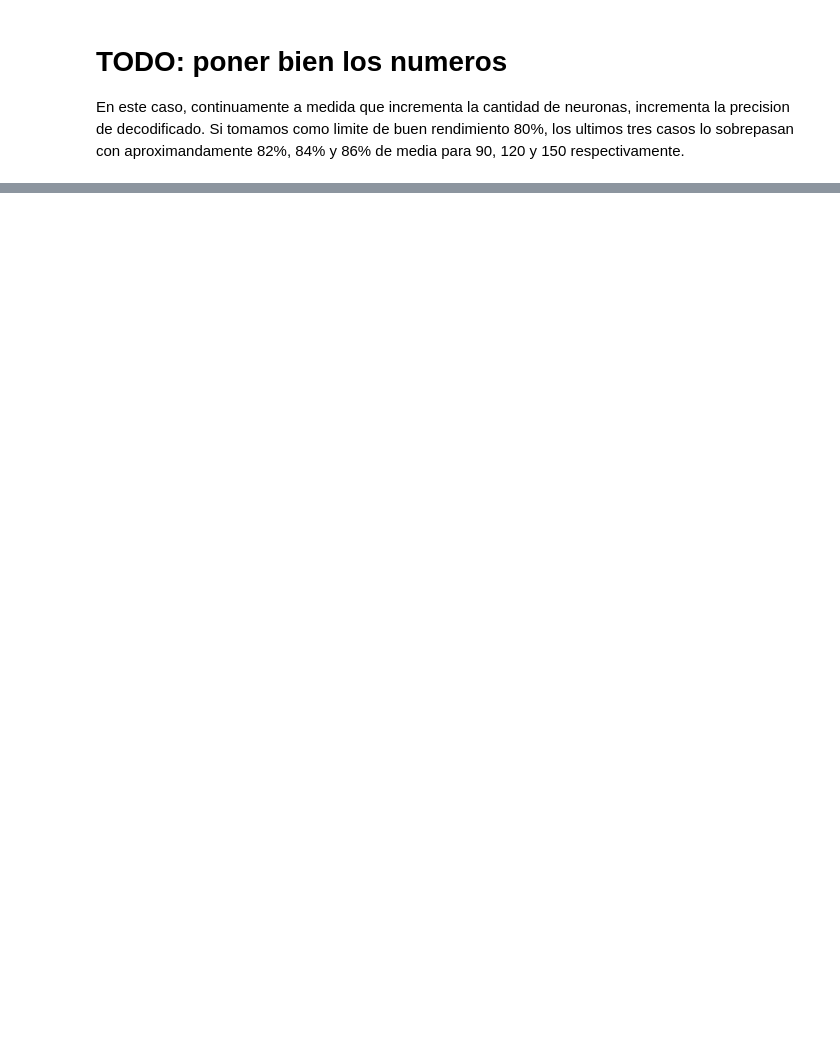
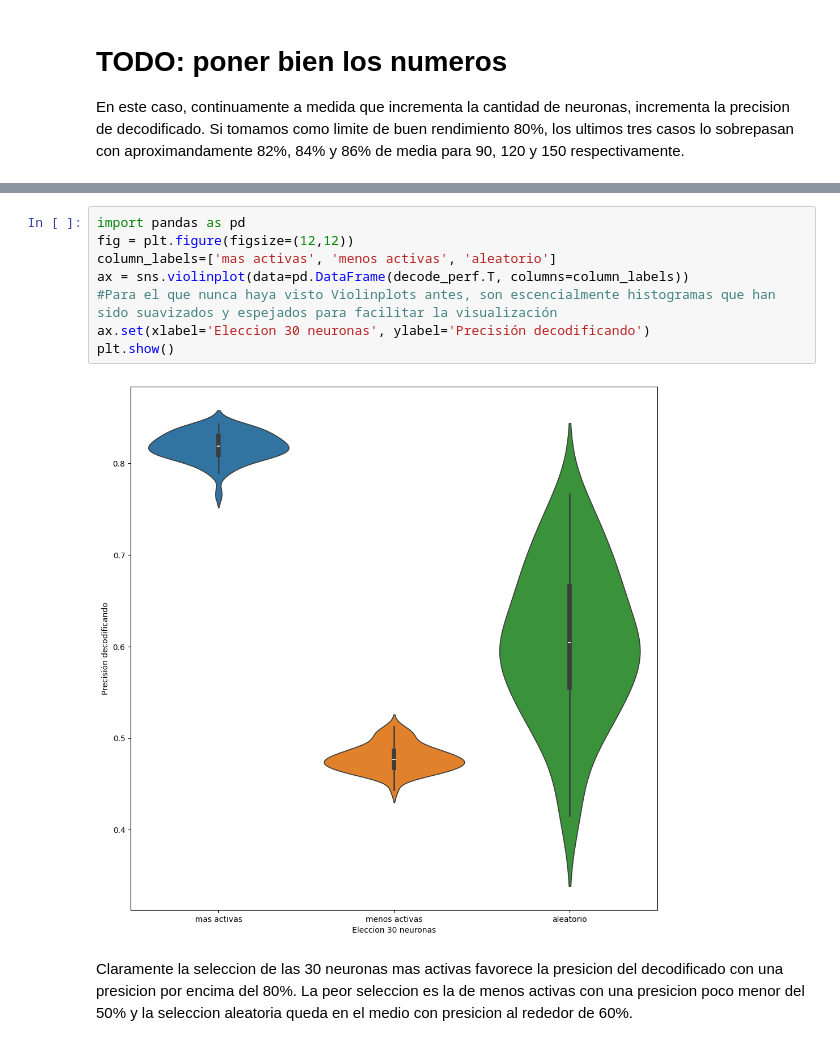
Before and after one commit to ImNotGone/NC_TP2, a Jupyter notebook: guiaTP2.ipynb, the cells around one changed output, grey strips where cells are left out. Saved outputs shown, nothing was run; the diff lists cells and outputs as text; blank space fills up the shorter version.

```diff
--- a/guiaTP2.ipynb
+++ b/guiaTP2.ipynb
@@ -288,0 +339,12 @@ En este caso, continuamente a medida que incrementa la cantidad de neuronas, inc
+# %%
+import pandas as pd
+fig = plt.figure(figsize=(12,12))
+column_labels=['mas activas', 'menos activas', 'aleatorio']
+ax = sns.violinplot(data=pd.DataFrame(decode_perf.T, columns=column_labels))
+#Para el que nunca haya visto Violinplots antes, son escencialmente histogramas que han sido suavizados y espejados para facilitar la visualización
+ax.set(xlabel='Eleccion 30 neuronas', ylabel='Precisión decodificando')
+plt.show()
+# %% [output]
+[figure, added]
+# %% [markdown]
+Claramente la seleccion de las 30 neuronas mas activas favorece la presicion del decodificado con una presicion por encima del 80%. La peor seleccion es la de menos activas con una presicion poco menor del 50% y la seleccion aleatoria queda en el medio con presicion al rededor de 60%.
```
Also changed, not shown: parts of 4 cells of this notebook.
